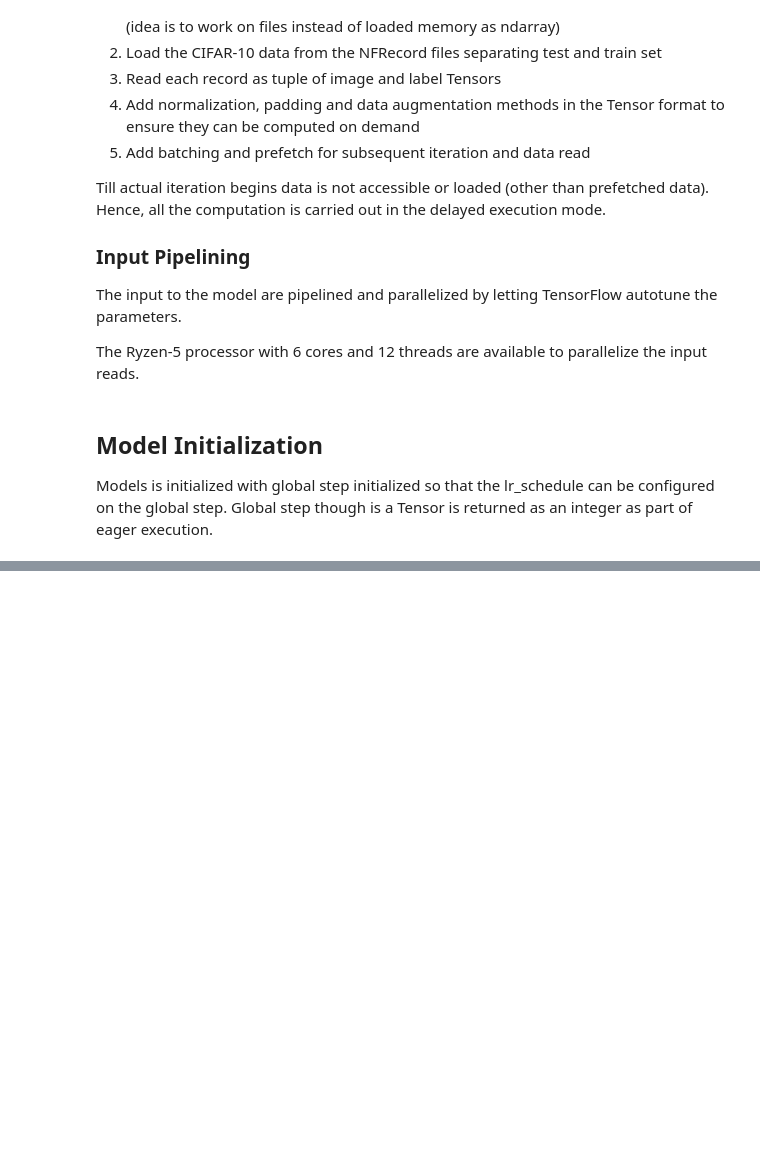
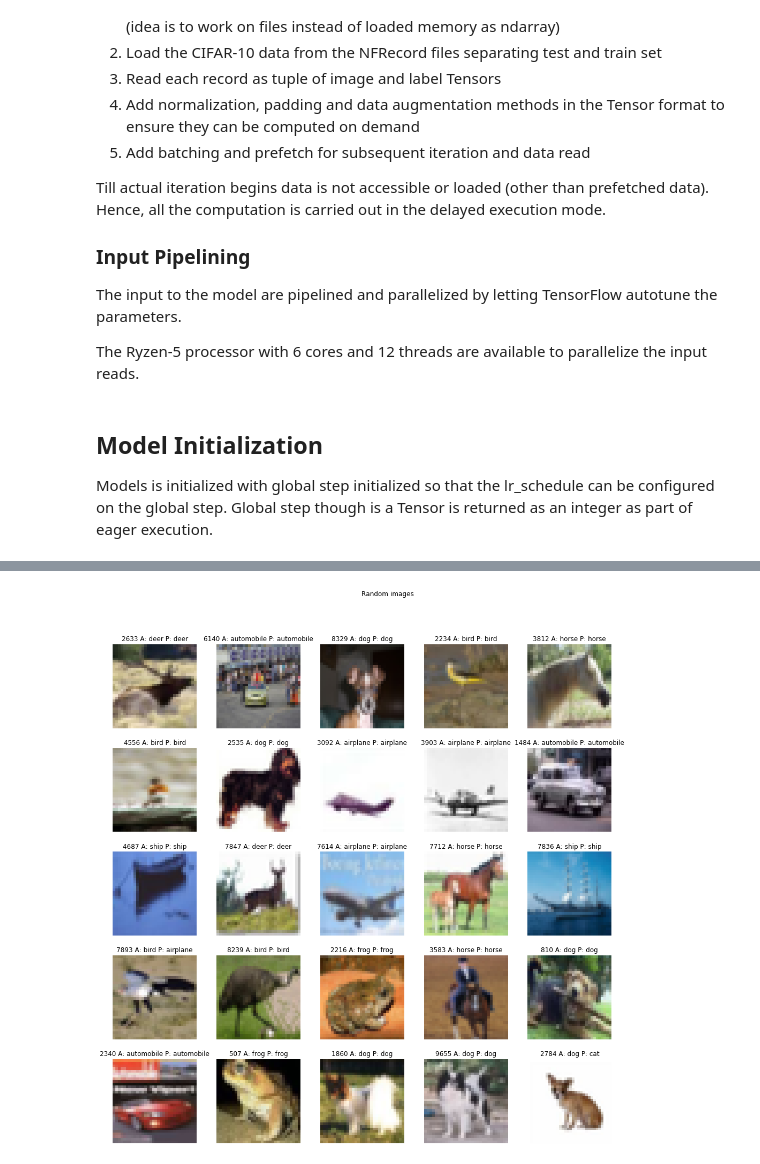
Before and after one commit to sambitdash/EVA-2-Group, a Jupyter notebook: Session-15/Assignment-15.ipynb, the cells around one changed output, grey strips where cells are left out. Cells and saved outputs as stored; diff of their text form; code cells hidden in the pictures; blank space fills up the shorter version.

```diff
--- a/Session-15/Assignment-15.ipynb
+++ b/Session-15/Assignment-15.ipynb
@@ -278,0 +408,4 @@ epoch: 6 lr:0.3789 train loss: 0.4009 train acc: 0.8618 val loss: 0.8256 val acc
+# %%
+plot_image(5, 5, X, Y, results)
+# %% [output]
+[figure, added]
```
Also changed, not shown: parts of 20 cells of this notebook, 2 other files.
